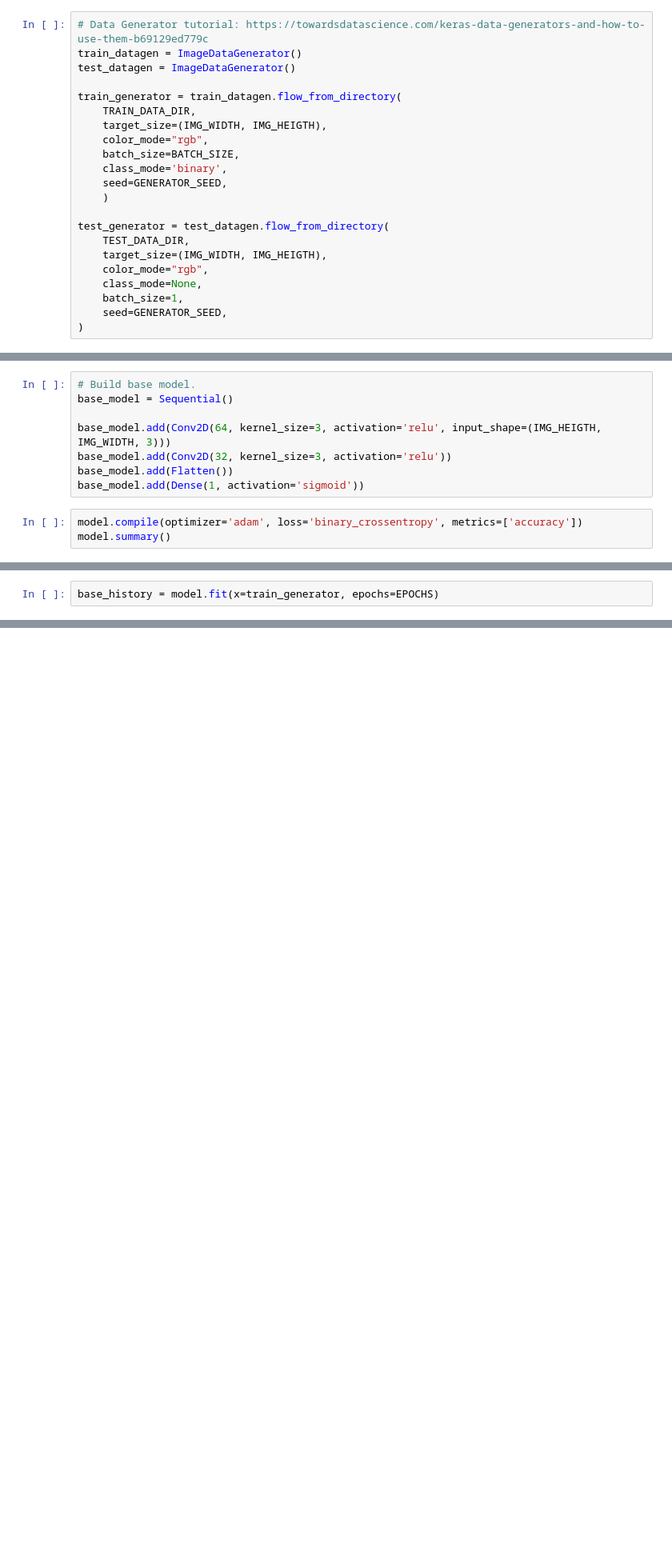
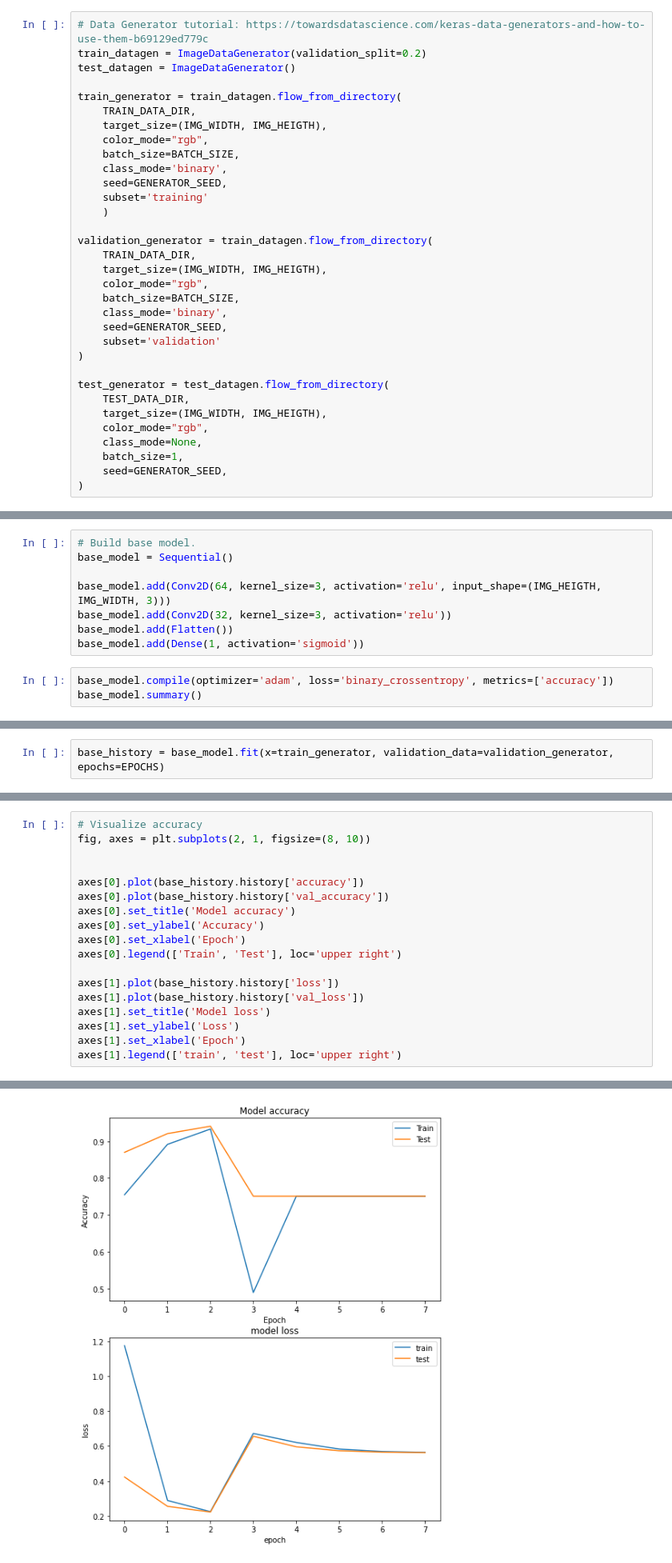
Before and after one commit to kpapijnenburg/cactus-detector, a Jupyter notebook: CNN-V1.ipynb, the cells around one changed output, grey strips where cells are left out. Shown at 80% size. Saved outputs shown, nothing was run; the diff lists cells and outputs as text; blank space fills up the shorter version.

Commit message:
Added visualizations for loss and accuracy

```diff
--- a/CNN-V1.ipynb
+++ b/CNN-V1.ipynb
@@ -18,7 +18,7 @@ GENERATOR_SEED = 1910
 EPOCHS = 8
 # %%
 # Data Generator tutorial: https://towardsdatascience.com/keras-data-generators-and-how-to-use-them-b69129ed779c
-train_datagen = ImageDataGenerator()
+train_datagen = ImageDataGenerator(validation_split=0.2)
 test_datagen = ImageDataGenerator()
 
 train_generator = train_datagen.flow_from_directory(
@@ -28,7 +28,18 @@ train_generator = train_datagen.flow_from_directory(
     batch_size=BATCH_SIZE,
     class_mode='binary',
     seed=GENERATOR_SEED,
+    subset='training'
     )
+
+validation_generator = train_datagen.flow_from_directory(
+    TRAIN_DATA_DIR,
+    target_size=(IMG_WIDTH, IMG_HEIGTH),
+    color_mode="rgb",
+    batch_size=BATCH_SIZE,
+    class_mode='binary',
+    seed=GENERATOR_SEED,
+    subset='validation'
+)
 
 test_generator = test_datagen.flow_from_directory(
     TEST_DATA_DIR,
@@ -50,6 +62,6 @@ base_model.add(Conv2D(32, kernel_size=3, activation='relu'))
 base_model.add(Flatten())
 base_model.add(Dense(1, activation='sigmoid'))
 # %%
-model.compile(optimizer='adam', loss='binary_crossentropy', metrics=['accuracy'])
-model.summary()
+base_model.compile(optimizer='adam', loss='binary_crossentropy', metrics=['accuracy'])
+base_model.summary()
 # %% [output]
@@ -70,5 +82,5 @@ Trainable params: 45,345
 Non-trainable params: 0
 _________________________________________________________________
 # %%
-base_history = model.fit(x=train_generator, epochs=EPOCHS)
+base_history = base_model.fit(x=train_generator, validation_data=validation_generator, epochs=EPOCHS)
 # %% [output]
@@ -85,0 +103,19 @@ Epoch 5/5
+# %%
+# Visualize accuracy
+fig, axes = plt.subplots(2, 1, figsize=(8, 10))
+
+
+axes[0].plot(base_history.history['accuracy'])
+axes[0].plot(base_history.history['val_accuracy'])
+axes[0].set_title('Model accuracy')
+axes[0].set_ylabel('Accuracy')
+axes[0].set_xlabel('Epoch')
+axes[0].legend(['Train', 'Test'], loc='upper right')
+
+axes[1].plot(base_history.history['loss'])
+axes[1].plot(base_history.history['val_loss'])
+axes[1].set_title('Model loss')
+axes[1].set_ylabel('Loss')
+axes[1].set_xlabel('Epoch')
+axes[1].legend(['train', 'test'], loc='upper right')
+# %% [output]
@@ -85,0 +123 @@ Epoch 5/5
+[figure, added]
```
Also changed, not shown: parts of 4 cells of this notebook.
